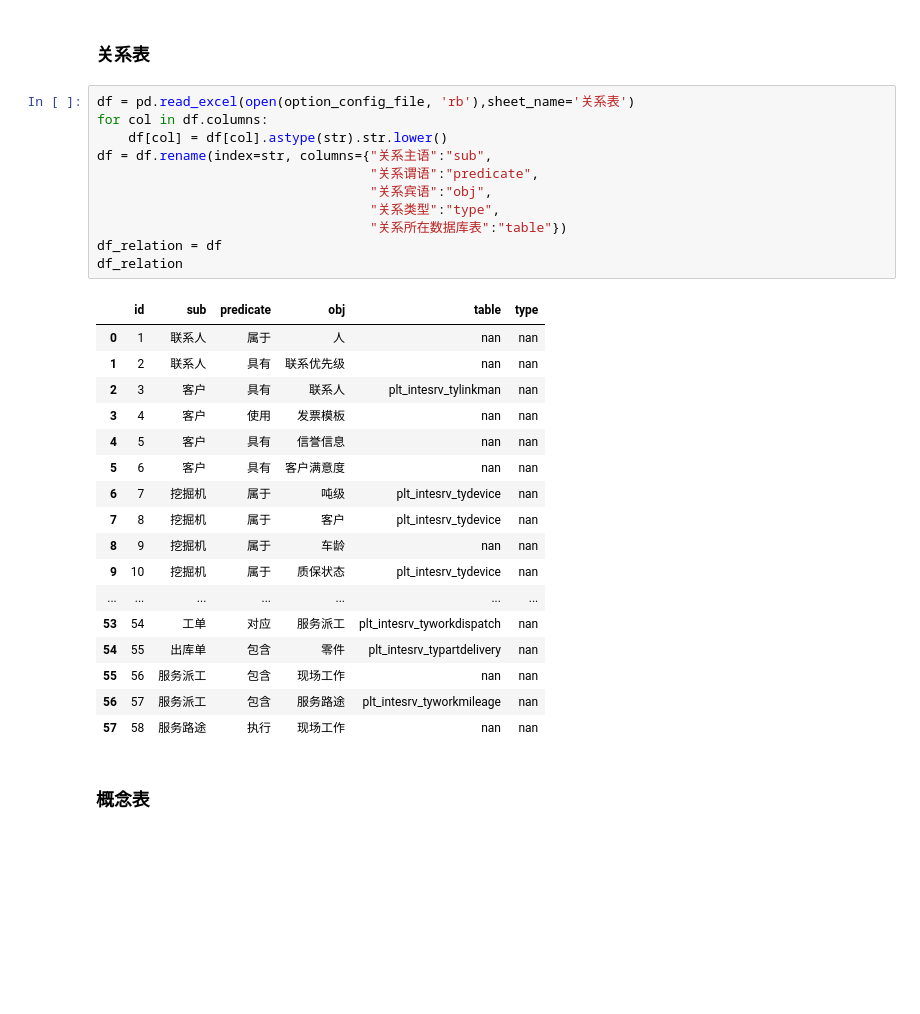
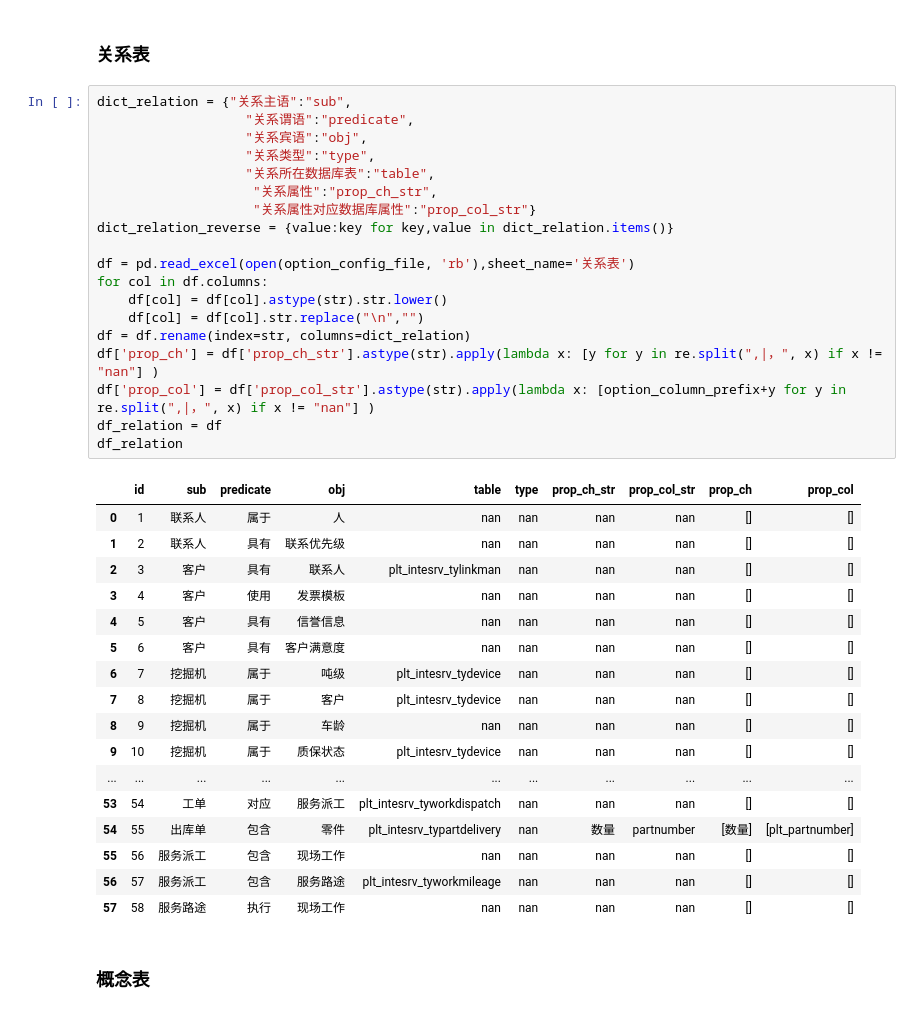
Before and after one commit to YaoyaoChang/TianyuanDataKnowledgeGraph, a Jupyter notebook: transferDataToNeo4j-DataProvenance-v2.0.ipynb, the cells around one changed output. Drawn from its saved outputs; the diff is of its cells as text; blank space fills up the shorter version.

```diff
--- a/transferDataToNeo4j-DataProvenance-v2.0.ipynb
+++ b/transferDataToNeo4j-DataProvenance-v2.0.ipynb
@@ -192,35 +188,43 @@ df_foreign
 df_foreign['foreign_table'].unique()
 # %% [markdown]
 ### 关系表
-# %%
-df = pd.read_excel(open(option_config_file, 'rb'),sheet_name='关系表')
-for col in df.columns:
-    df[col] = df[col].astype(str).str.lower()
-df = df.rename(index=str, columns={"关系主语":"sub",
-                                   "关系谓语":"predicate",
-                                   "关系宾语":"obj",
-                                   "关系类型":"type",
-                                   "关系所在数据库表":"table"})
-df_relation = df
-df_relation
-# %% [output]
-|  | id | sub | predicate | obj | table | type |
-| 0 | 1 | 联系人 | 属于 | 人 | nan | nan |
-| 1 | 2 | 联系人 | 具有 | 联系优先级 | nan | nan |
-| 2 | 3 | 客户 | 具有 | 联系人 | plt_intesrv_tylinkman | nan |
-| 3 | 4 | 客户 | 使用 | 发票模板 | nan | nan |
-| 4 | 5 | 客户 | 具有 | 信誉信息 | nan | nan |
-| 5 | 6 | 客户 | 具有 | 客户满意度 | nan | nan |
-| 6 | 7 | 挖掘机 | 属于 | 吨级 | plt_intesrv_tydevice | nan |
-| 7 | 8 | 挖掘机 | 属于 | 客户 | plt_intesrv_tydevice | nan |
-| 8 | 9 | 挖掘机 | 属于 | 车龄 | nan | nan |
-| 9 | 10 | 挖掘机 | 属于 | 质保状态 | plt_intesrv_tydevice | nan |
-| ... | ... | ... | ... | ... | ... | ... |
-| 53 | 54 | 工单 | 对应 | 服务派工 | plt_intesrv_tyworkdispatch | nan |
-| 54 | 55 | 出库单 | 包含 | 零件 | plt_intesrv_typartdelivery | nan |
-| 55 | 56 | 服务派工 | 包含 | 现场工作 | nan | nan |
-| 56 | 57 | 服务派工 | 包含 | 服务路途 | plt_intesrv_tyworkmileage | nan |
-| 57 | 58 | 服务路途 | 执行 | 现场工作 | nan | nan |
+# %%
+dict_relation = {"关系主语":"sub",
+                   "关系谓语":"predicate",
+                   "关系宾语":"obj",
+                   "关系类型":"type",
+                   "关系所在数据库表":"table",
+                    "关系属性":"prop_ch_str",
+                    "关系属性对应数据库属性":"prop_col_str"}
+dict_relation_reverse = {value:key for key,value in dict_relation.items()}
+
+df = pd.read_excel(open(option_config_file, 'rb'),sheet_name='关系表')
+for col in df.columns:
+    df[col] = df[col].astype(str).str.lower()
+    df[col] = df[col].str.replace("\n","")
+df = df.rename(index=str, columns=dict_relation)
+df['prop_ch'] = df['prop_ch_str'].astype(str).apply(lambda x: [y for y in re.split(",|，", x) if x != "nan"] )
+df['prop_col'] = df['prop_col_str'].astype(str).apply(lambda x: [option_column_prefix+y for y in re.split(",|，", x) if x != "nan"] )
+df_relation = df
+df_relation
+# %% [output]
+|  | id | sub | predicate | obj | table | type | prop_ch_str | prop_col_str | prop_ch | prop_col |
+| 0 | 1 | 联系人 | 属于 | 人 | nan | nan | nan | nan | [] | [] |
+| 1 | 2 | 联系人 | 具有 | 联系优先级 | nan | nan | nan | nan | [] | [] |
+| 2 | 3 | 客户 | 具有 | 联系人 | plt_intesrv_tylinkman | nan | nan | nan | [] | [] |
+| 3 | 4 | 客户 | 使用 | 发票模板 | nan | nan | nan | nan | [] | [] |
+| 4 | 5 | 客户 | 具有 | 信誉信息 | nan | nan | nan | nan | [] | [] |
+| 5 | 6 | 客户 | 具有 | 客户满意度 | nan | nan | nan | nan | [] | [] |
+| 6 | 7 | 挖掘机 | 属于 | 吨级 | plt_intesrv_tydevice | nan | nan | nan | [] | [] |
+| 7 | 8 | 挖掘机 | 属于 | 客户 | plt_intesrv_tydevice | nan | nan | nan | [] | [] |
+| 8 | 9 | 挖掘机 | 属于 | 车龄 | nan | nan | nan | nan | [] | [] |
+| 9 | 10 | 挖掘机 | 属于 | 质保状态 | plt_intesrv_tydevice | nan | nan | nan | [] | [] |
+| ... | ... | ... | ... | ... | ... | ... | ... | ... | ... | ... |
+| 53 | 54 | 工单 | 对应 | 服务派工 | plt_intesrv_tyworkdispatch | nan | nan | nan | [] | [] |
+| 54 | 55 | 出库单 | 包含 | 零件 | plt_intesrv_typartdelivery | nan | 数量 | partnumber | [数量] | [plt_partnumber] |
+| 55 | 56 | 服务派工 | 包含 | 现场工作 | nan | nan | nan | nan | [] | [] |
+| 56 | 57 | 服务派工 | 包含 | 服务路途 | plt_intesrv_tyworkmileage | nan | nan | nan | [] | [] |
+| 57 | 58 | 服务路途 | 执行 | 现场工作 | nan | nan | nan | nan | [] | [] |
 # %% [markdown]
 ### 概念表
 # %%
```
Also changed, not shown: parts of 9 cells of this notebook.
